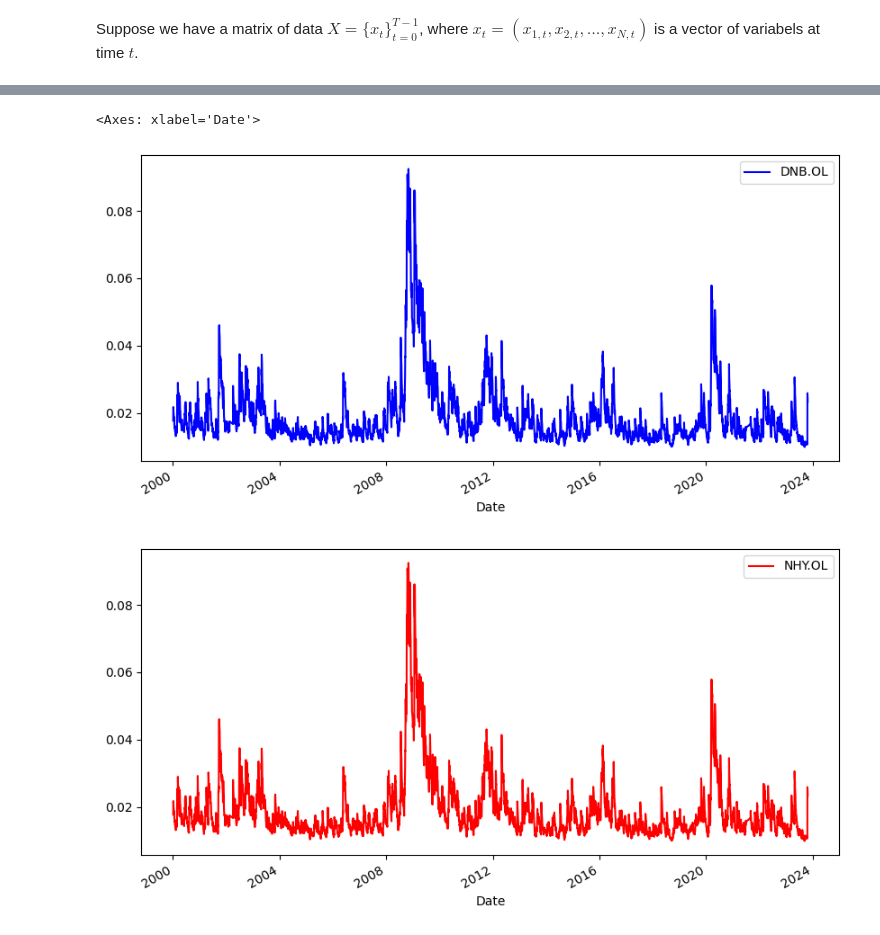
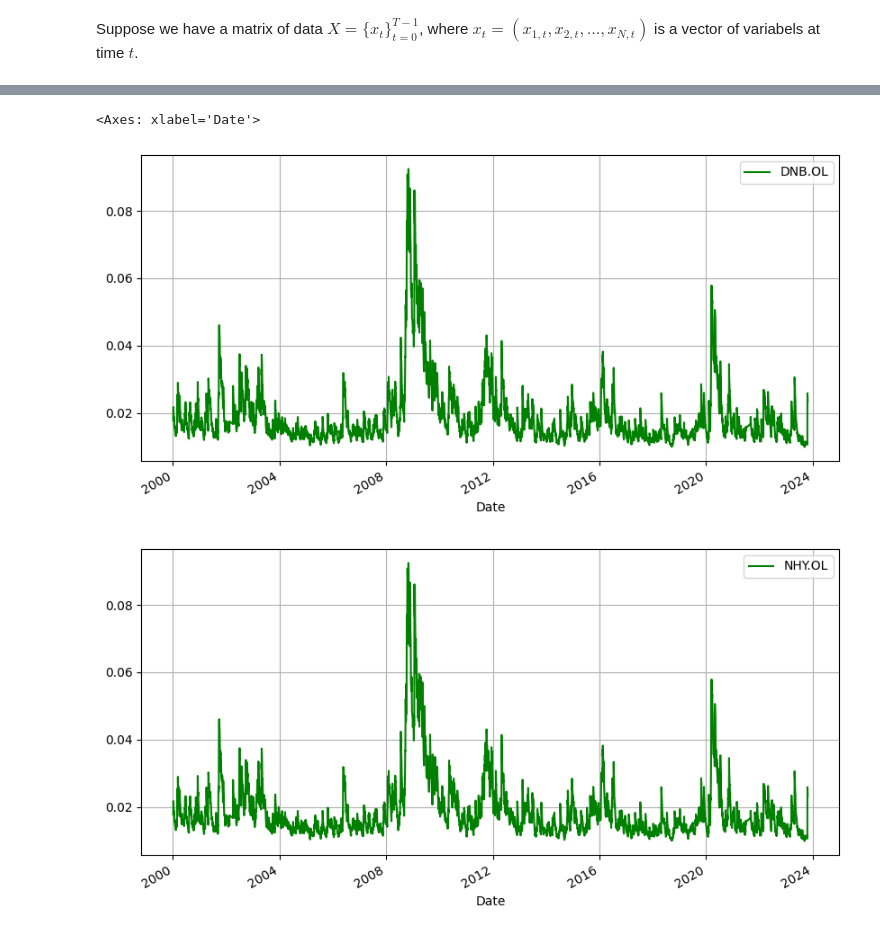
Before and after one commit to magnushelliesen/monte-carlo-simulator, a Jupyter notebook: monte-carlo-simulator.ipynb, the cells around one changed output, grey strips where cells are left out. Cells and saved outputs as stored; diff of their text form; code cells hidden in the pictures.

```diff
--- a/monte-carlo-simulator.ipynb
+++ b/monte-carlo-simulator.ipynb
@@ -74,9 +75,9 @@ Optimization terminated successfully    (Exit mode 0)
             Function evaluations: 18
             Gradient evaluations: 2
 # %%
-pd.DataFrame({'DNB.OL': fits['DNB.OL'].conditional_volatility}).plot(color='b', figsize=(10, 5))
-pd.DataFrame({'NHY.OL': fits['DNB.OL'].conditional_volatility}).plot(color='r', figsize=(10, 5))
+pd.DataFrame({'DNB.OL': fits['DNB.OL'].conditional_volatility}).plot(color='g', figsize=(10, 5), grid=True)
+pd.DataFrame({'NHY.OL': fits['DNB.OL'].conditional_volatility}).plot(color='g', figsize=(10, 5), grid=True)
 # %% [output]
 <Axes: xlabel='Date'>
-[figure, old version]
+[figure, new version]
-[figure, old version]
+[figure, new version]
```
Also changed, not shown: parts of 3 cells of this notebook.
